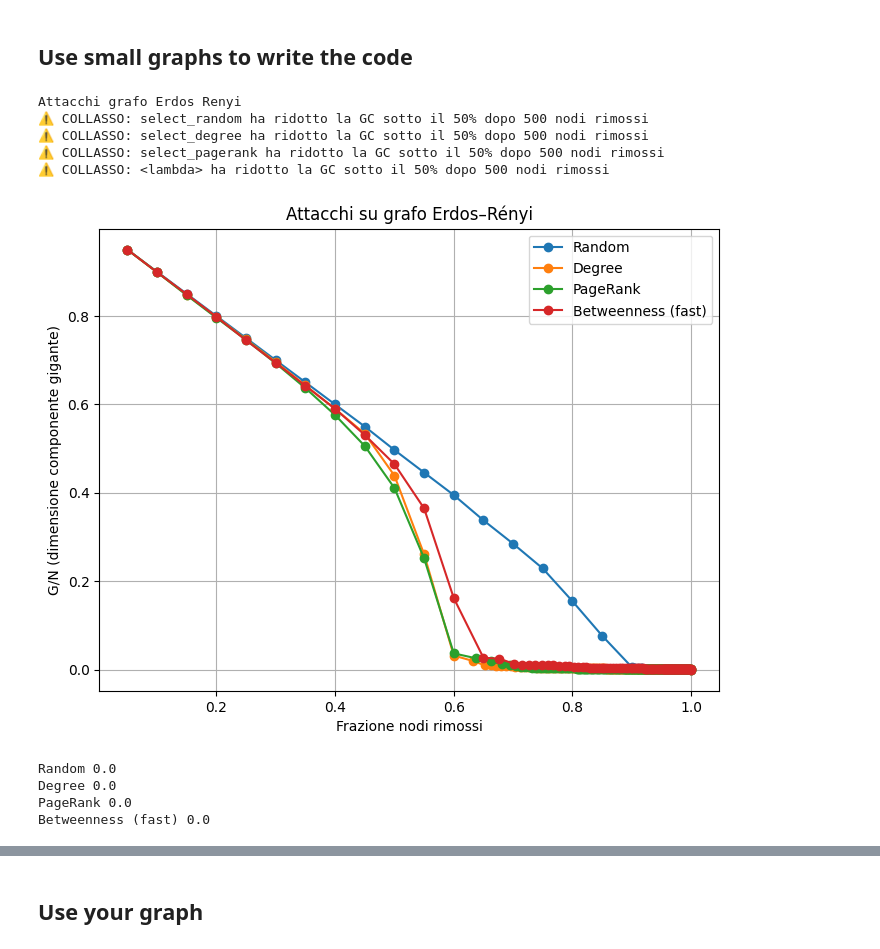
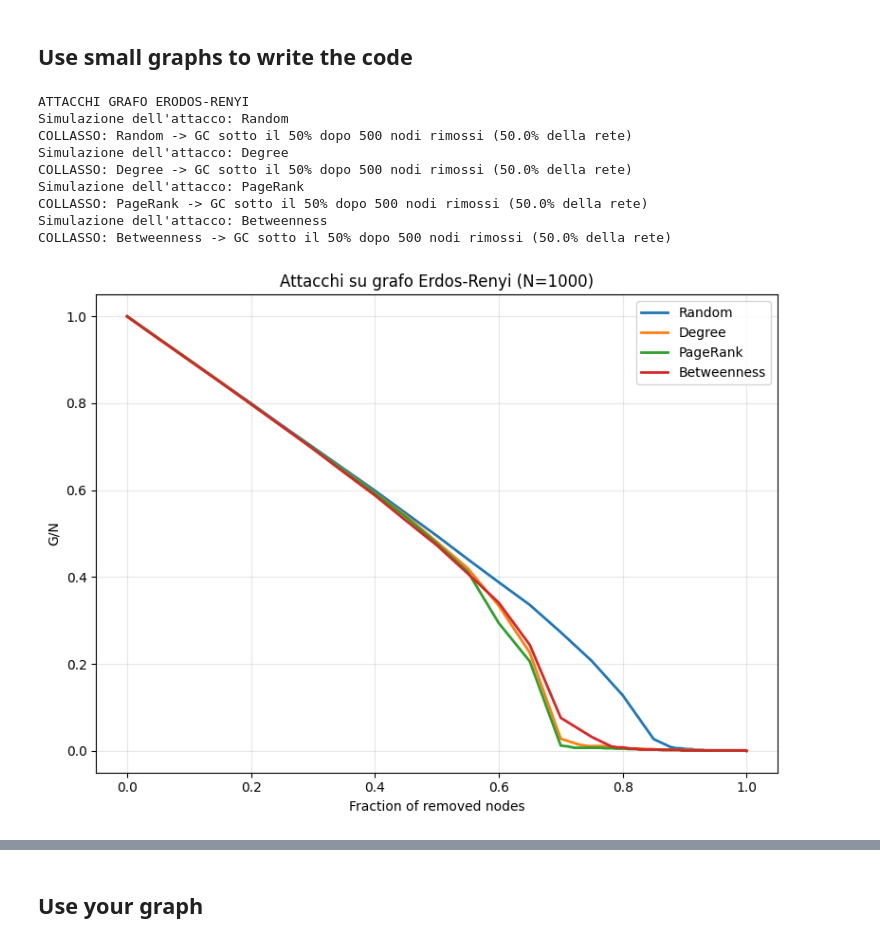
Before and after one commit to CamillaMagistrello/NETWORK_ANALYSIS, a Jupyter notebook: ASSIGNMENTS/src/assignment2.ipynb, the cells around one changed output, grey strips where cells are left out. Drawn from its saved outputs; the diff is of its cells as text; code cells hidden in the pictures.

```diff
--- a/ASSIGNMENTS/src/assignment2.ipynb
+++ b/ASSIGNMENTS/src/assignment2.ipynb
@@ -146,2 +135,22 @@ def plot_results(results, title="Robustezza della rete"):
     plt.show()
+# %%
+def run_all_attacks(G, batch_size, use_fraction, sample_size_bt=200, seed=42):
+    """
+    Helper: esegue i 4 tipi di attacco richiesti dalla consegna
+    (random, degree, pagerank, betweenness) su un grafo G e ritorna
+    un dizionario pronto per plot_results.
+    """
+    deg_selector = make_degree_selector(G)
+    pr_selector  = make_pagerank_selector(G)
+    bt_selector = make_betweenness_selector(G, sample_size=sample_size_bt, seed=seed)
+    return {
+        "Random": simulate_attack(G, select_random, batch_size=batch_size,
+                                   use_fraction=use_fraction, seed=seed, attack_name="Random"),
+        "Degree": simulate_attack(G, deg_selector, batch_size=batch_size,
+                                   use_fraction=use_fraction, seed=seed, attack_name="Degree"),
+        "PageRank": simulate_attack(G, pr_selector, batch_size=batch_size,
+                                     use_fraction=use_fraction, seed=seed, attack_name="PageRank"),
+        "Betweenness": simulate_attack(G, bt_selector, batch_size=batch_size,
+                                        use_fraction=use_fraction, seed=seed, attack_name="Betweenness"),
+    }
 # %%
@@ -151,31 +159,19 @@ batch_ANIME = 200  # Anime → grafo grande → batch più grande
 # %% [markdown]
 ## Use small graphs to write the code
 # %%
-G_ER = nx.erdos_renyi_graph(1000, 0.01)
-results_ER = {}
-print("Attacchi grafo Erdos Renyi")
-
-results_ER["Random"] = simulate_attack(G_ER, select_random, batch_size=batch_ER)
-results_ER["Degree"] = simulate_attack(G_ER, select_degree, batch_size=batch_ER)
-results_ER["PageRank"] = simulate_attack(G_ER, select_pagerank, batch_size=batch_ER)
-results_ER["Betweenness (fast)"] = simulate_attack(
-    G_ER,
-    lambda G, k: select_betweenness_fast(G, k, sample_size=300),
-    batch_size=batch_ER
-)
-
-plot_results(results_ER, "Attacchi su grafo Erdos–Rényi")
-for name, (_, y) in results_ER.items():
-    print(name, min(y))
+print("ATTACCHI GRAFO ERODOS-RENYI")
+G_ER = nx.erdos_renyi_graph(1000, 0.01, seed=42)
+results_ER = run_all_attacks(G_ER, batch_size=batch_ER, use_fraction=False)
+plot_results(results_ER, "Attacchi su grafo Erdos-Renyi (N=1000)")
 # %% [output]
-Attacchi grafo Erdos Renyi
-⚠️ COLLASSO: select_random ha ridotto la GC sotto il 50% dopo 500 nodi rimossi
-⚠️ COLLASSO: select_degree ha ridotto la GC sotto il 50% dopo 500 nodi rimossi
-⚠️ COLLASSO: select_pagerank ha ridotto la GC sotto il 50% dopo 500 nodi rimossi
-⚠️ COLLASSO: <lambda> ha ridotto la GC sotto il 50% dopo 500 nodi rimossi
+ATTACCHI GRAFO ERODOS-RENYI
+Simulazione dell'attacco: Random
+COLLASSO: Random -> GC sotto il 50% dopo 500 nodi rimossi (50.0% della rete)
+Simulazione dell'attacco: Degree
+COLLASSO: Degree -> GC sotto il 50% dopo 500 nodi rimossi (50.0% della rete)
+Simulazione dell'attacco: PageRank
+COLLASSO: PageRank -> GC sotto il 50% dopo 500 nodi rimossi (50.0% della rete)
+Simulazione dell'attacco: Betweenness
+COLLASSO: Betweenness -> GC sotto il 50% dopo 500 nodi rimossi (50.0% della rete)
-[figure, old version]
+[figure, new version]
-Random 0.0
-Degree 0.0
-PageRank 0.0
-Betweenness (fast) 0.0
 # %%
```
Also changed, not shown: parts of 40 cells of this notebook, 21 other files.
